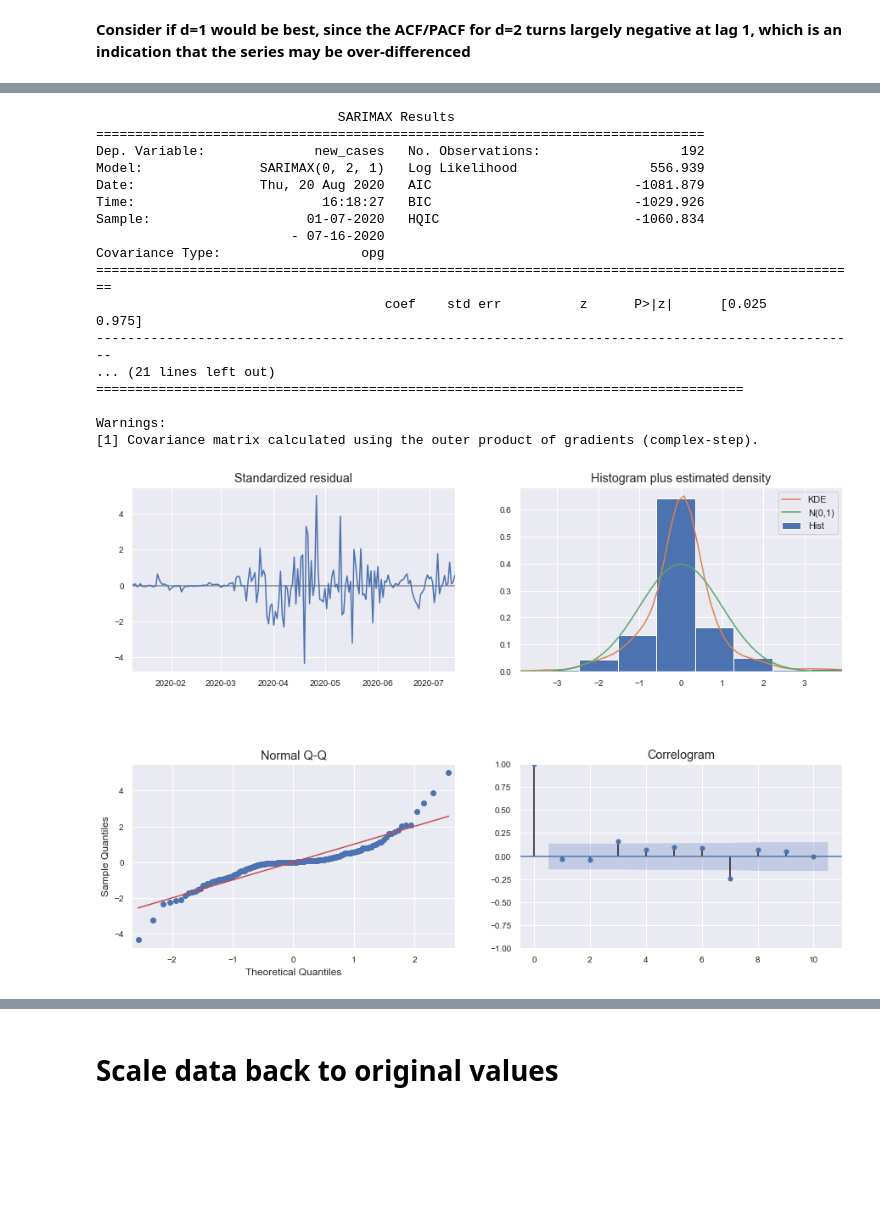
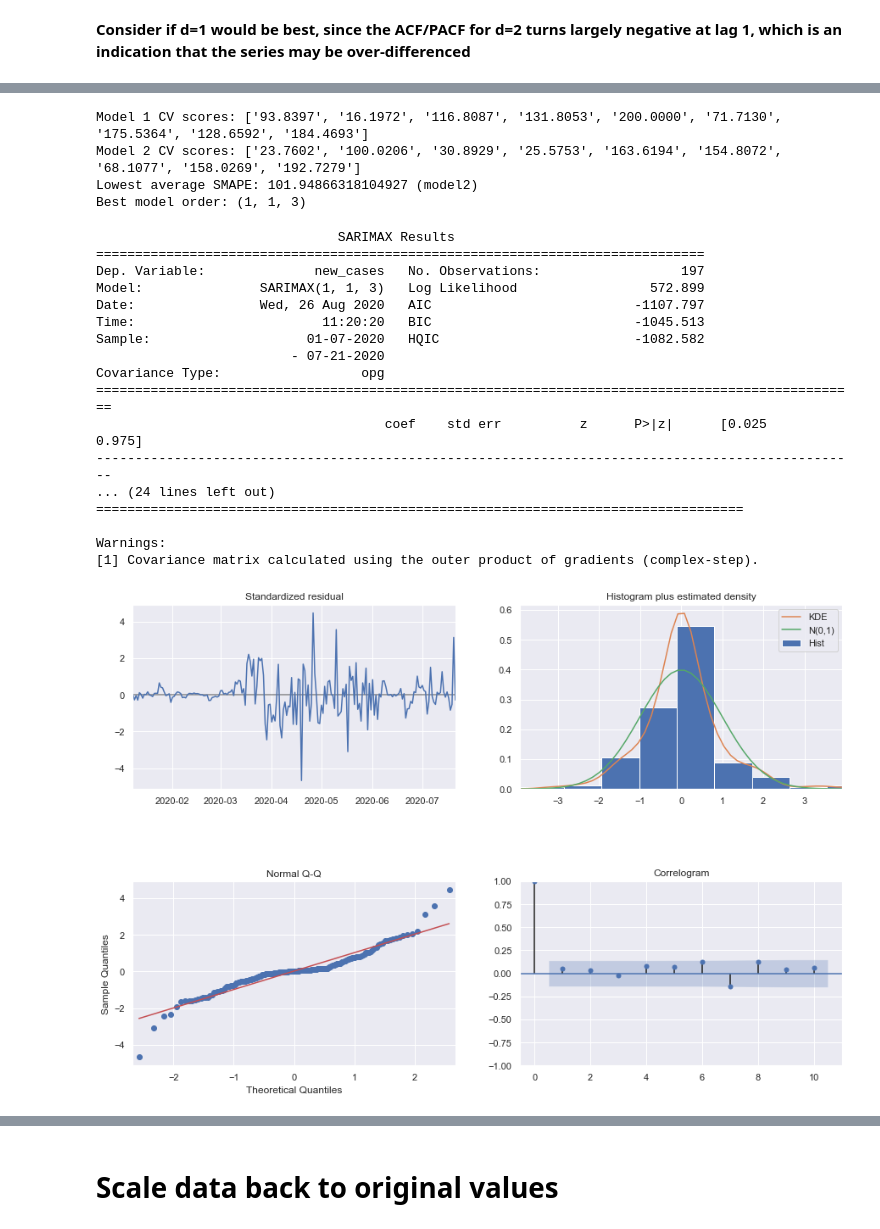
Before and after one commit to martaarozarena/KSchool-Master-Final-Project, a Jupyter notebook: Spain_model_pipeline.ipynb, the cells around one changed output, grey strips where cells are left out. Saved outputs shown, nothing was run; the diff lists cells and outputs as text; code cells hidden in the pictures; blank space fills up the shorter version.

```diff
--- a/Spain_model_pipeline.ipynb
+++ b/Spain_model_pipeline.ipynb
@@ -123,27 +123,3 @@ print('PP test: ', d_pp)
 ADF test:  2
 KPSS test:  1
 PP test:  1
-# %%
-# Plotting ACF and PACF with the different 'd' values from previous step
-
-plt.rcParams.update({'figure.figsize':(18,10), 'figure.subplot.hspace':0.5,
-                     'xtick.labelsize':'x-small', 'ytick.labelsize':'x-small', 'axes.titlesize':'small'})
-fig, axes = plt.subplots(3, 3)
-
-# Original Series
-axes[0, 0].plot(y_train); axes[0, 0].set_title('Original Series')
-sm.graphics.tsa.plot_acf(y_train, lags=40, ax=axes[0, 1])
-sm.graphics.tsa.plot_pacf(y_train, lags=40, ax=axes[0, 2])
-
-# 1st Differencing
-axes[1, 0].plot(y_train.diff()); axes[1, 0].set_title('1st Order Differencing')
-sm.graphics.tsa.plot_acf(y_train.diff().dropna(), lags=40, ax=axes[1, 1])
-sm.graphics.tsa.plot_pacf(y_train.diff().dropna(), lags=40, ax=axes[1, 2])
-
-# 2nd Differencing
-axes[2, 0].plot(y_train.diff().diff()); axes[2, 0].set_title('2nd Order Differencing')
-sm.graphics.tsa.plot_acf(y_train.diff().diff().dropna(), lags=40, ax=axes[2, 1])
-sm.graphics.tsa.plot_pacf(y_train.diff().diff().dropna(), lags=40, ax=axes[2, 2])
-plt.show()
-sns.reset_defaults
-plt.rcParams["figure.figsize"] = (15, 5)
@@ -228,0 +152,4 @@ Warnings:
+# %%
+# Perform different auto_arima searches and sort results by lowest AIC:
+result_table = autoarimas(y_train, X_train)
+result_table
@@ -229,24 +164,35 @@ Warnings:
+# %%
+# Extract top 2 models from previous step (first 2 elements, since they are sorted):
+model1 = ARIMA(order=result_table.iloc[0,0])
+model2 = ARIMA(order=result_table.iloc[1,0])
+# %%
+best_order = cross_val(y_train, X_train, model1, model2)
+# %% [output]
+Model 1 CV scores: ['93.8397', '16.1972', '116.8087', '131.8053', '200.0000', '71.7130', '175.5364', '128.6592', '184.4693']
+Model 2 CV scores: ['23.7602', '100.0206', '30.8929', '25.5753', '163.6194', '154.8072', '68.1077', '158.0269', '192.7279']
+Lowest average SMAPE: 101.94866318104927 (model2)
+Best model order: (1, 1, 3)
 # %%
-model1 = sm.tsa.statespace.SARIMAX(y_train, order=(0,2,1), exog=X_train)
-results1 = model1.fit()
-print(results1.summary())
-results1.plot_diagnostics(figsize=(15,10));
+best_model = sm.tsa.statespace.SARIMAX(y_train, order=best_order, exog=X_train)
+results = best_model.fit()
+print(results.summary())
+results.plot_diagnostics(figsize=(15,10));
 # %% [output]
                                SARIMAX Results
 ==============================================================================
-Dep. Variable:              new_cases   No. Observations:                  192
-Model:               SARIMAX(0, 2, 1)   Log Likelihood                 556.939
-Date:                Thu, 20 Aug 2020   AIC                          -1081.879
-Time:                        16:18:27   BIC                          -1029.926
-Sample:                    01-07-2020   HQIC                         -1060.834
-                         - 07-16-2020
+Dep. Variable:              new_cases   No. Observations:                  197
+Model:               SARIMAX(1, 1, 3)   Log Likelihood                 572.899
+Date:                Wed, 26 Aug 2020   AIC                          -1107.797
+Time:                        11:20:20   BIC                          -1045.513
+Sample:                    01-07-2020   HQIC                         -1082.582
+                         - 07-21-2020
 Covariance Type:                  opg
 ==================================================================================================
                                      coef    std err          z      P>|z|      [0.025      0.975]
 --------------------------------------------------------------------------------------------------
-... (21 lines left out)
+... (24 lines left out)
 ===================================================================================
 
 Warnings:
 [1] Covariance matrix calculated using the outer product of gradients (complex-step).
-[figure, old version]
+[figure, new version]
```
Also changed, not shown: parts of 44 cells of this notebook.
